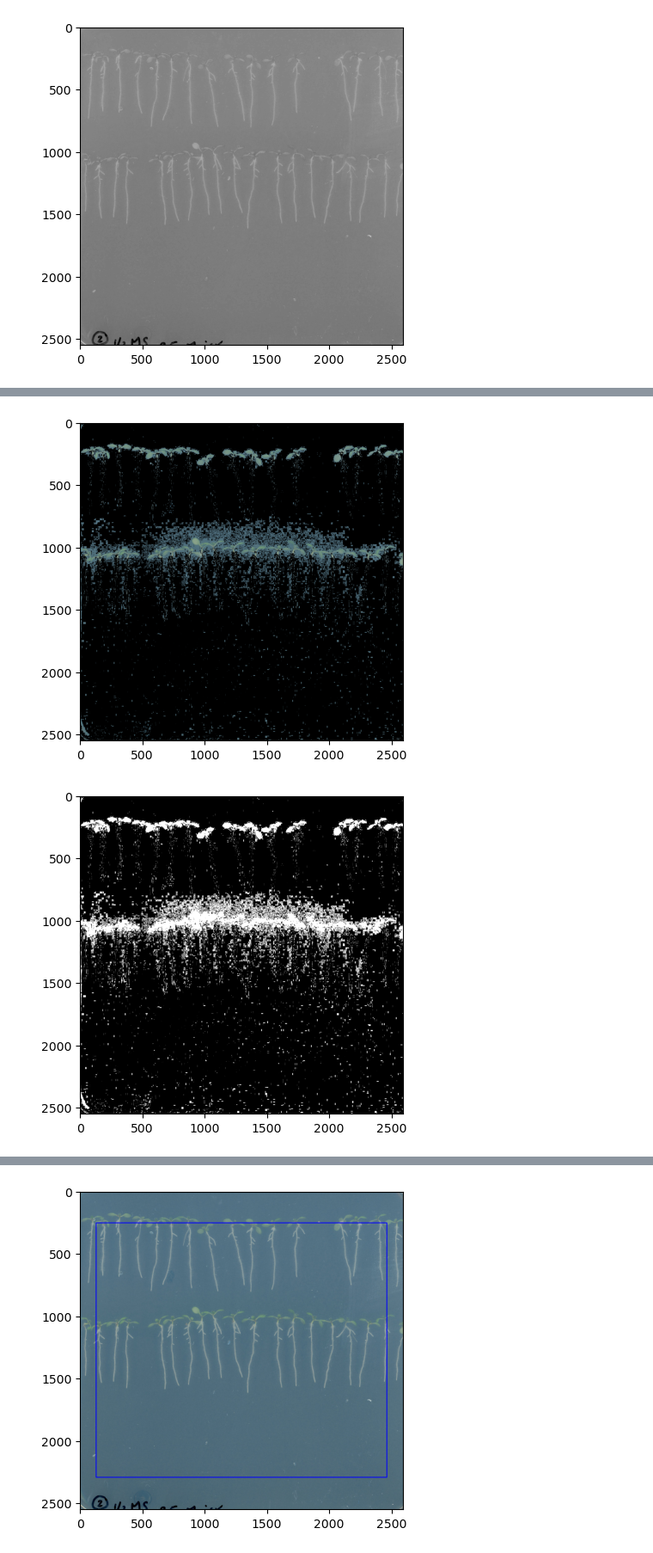
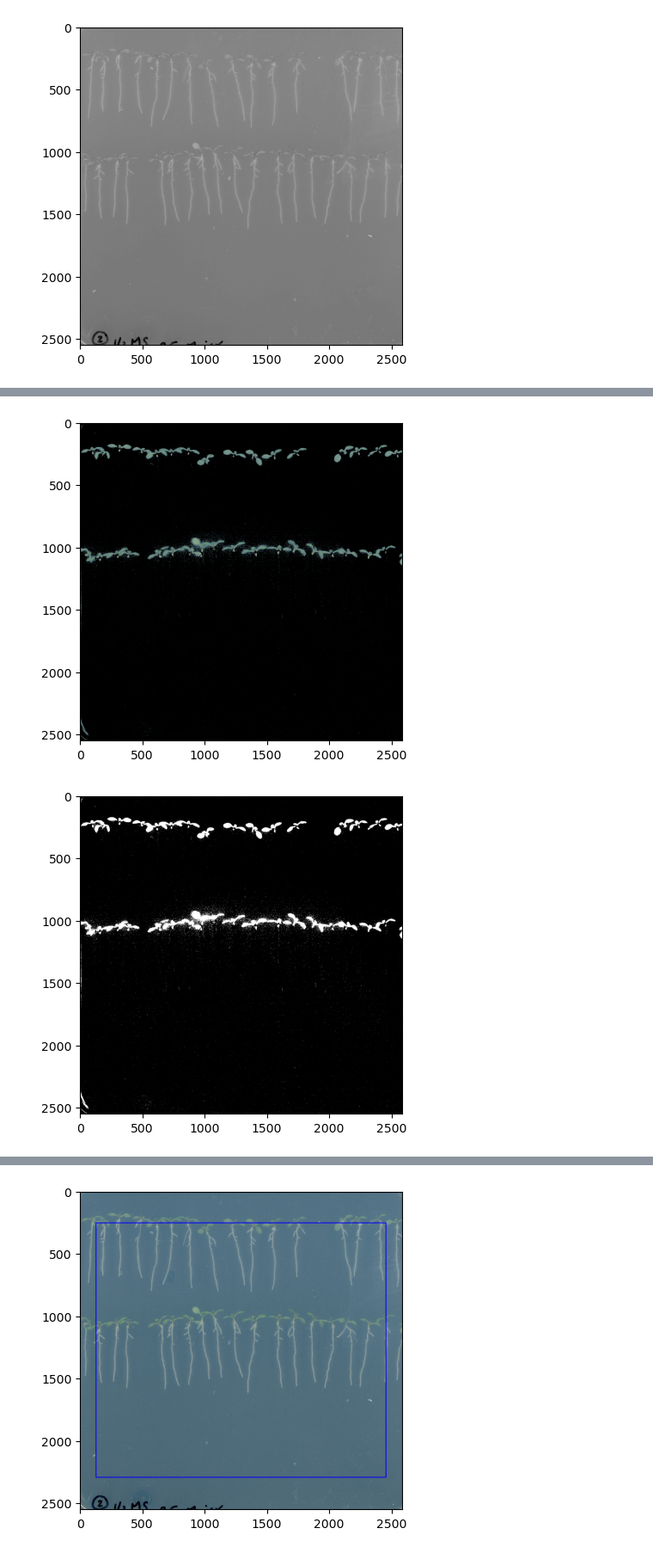
Before and after one commit to leonardblaschek/plantcv_seedlings, a Jupyter notebook: 2022-10-20_trial.ipynb, the cells around one changed output, grey strips where cells are left out. Shown at 86% size. Drawn from its saved outputs; the diff is of its cells as text; code cells hidden in the pictures.

Commit message:
optimize seg. and export data

```diff
--- a/2022-10-20_trial.ipynb
+++ b/2022-10-20_trial.ipynb
@@ -15,11 +14,11 @@ from plantcv import plantcv as pcv
 # %%
 class options:
     def __init__(self):
-        self.image = "/data/2022_root_robot/trial_seedlings/Input/simple_test_color.jpg"
+        self.image = "/data/2022_root_robot/trial_seedlings/Input/simple_test.tif"
         self.debug = "plot"
         self.writeimg= False
         self.result = "vis_tutorial_results.json"
-        self.outdir = "/data/2022_root_robot/trial_seedlings/Output/" # Store the output to the current directory
+        self.outdir = "/data/2022_root_robot/trial_seedlings/Output/"
 
 # Get options
 args = options()
@@ -76,12 +75,12 @@ hist = pcv.visualize.histogram(img=a)
 # %%
 # mask leaves
-leaves, leaves_masked = pcv.threshold.custom_range(img=img, lower_thresh=[0,0,0], upper_thresh=[255,120,255], channel='LAB')
+leaves, leaves_masked = pcv.threshold.custom_range(img=img, lower_thresh=[0,0,0], upper_thresh=[255,119,255], channel='LAB')
 pcv.print_image(leaves_masked, "leaves.png")
 
 # mask whole plant
-plant, plant_masked = pcv.threshold.custom_range(img=img, lower_thresh=[0,0,0], upper_thresh=[255,75,255], channel='HSV')
+plant, plant_masked = pcv.threshold.custom_range(img=img, lower_thresh=[0,0,0], upper_thresh=[255,72,255], channel='HSV')
 pcv.print_image(plant_masked, "plant.png")
 # %% [output]
-[figure, old version]
+[figure, new version]
-[figure, old version]
+[figure, new version]
 [figure]
```
Also changed, not shown: parts of 16 cells of this notebook.
